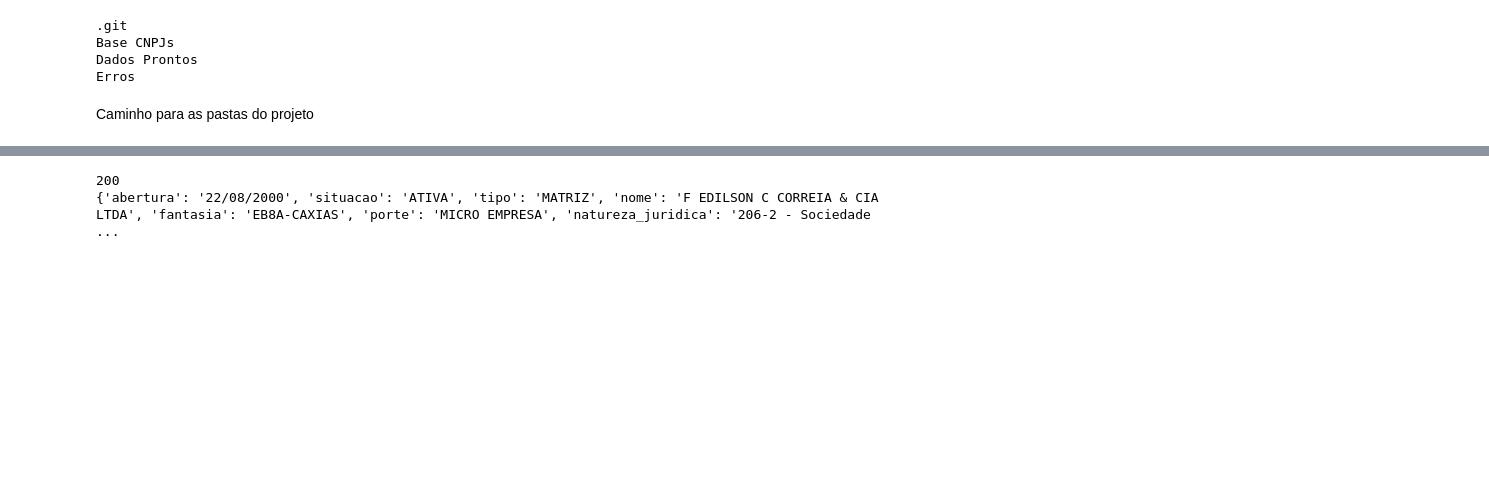
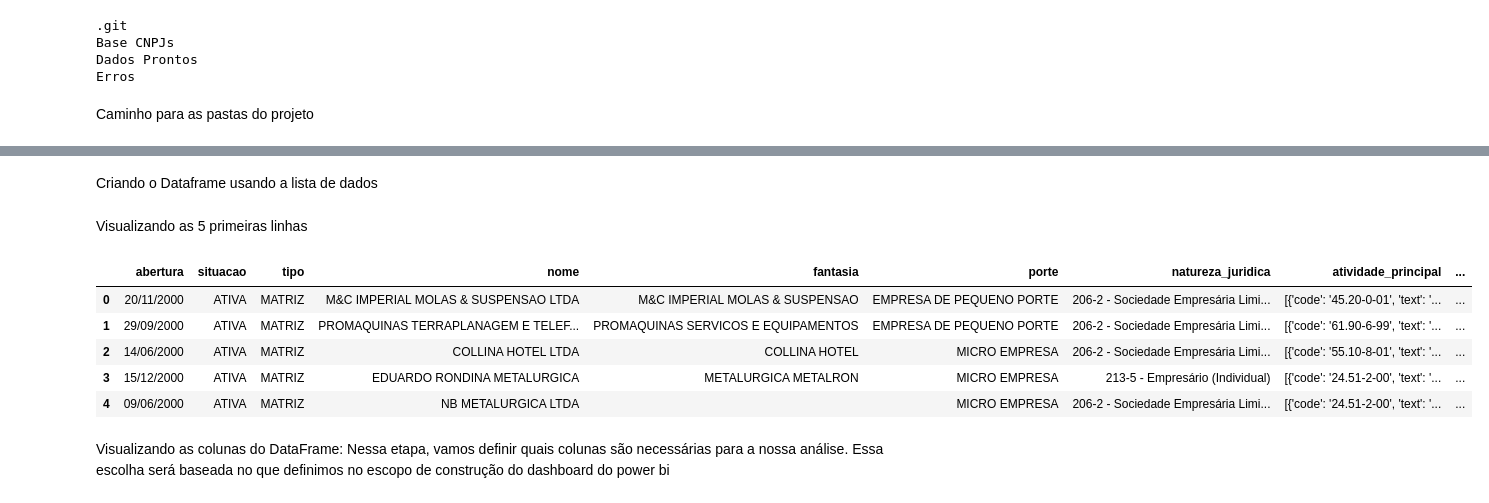
Before and after one commit to caikedomingues/prospec-o-de-clientes-com-python-e-powerbi, a Jupyter notebook: main.ipynb, the cells around one changed output, grey strips where cells are left out. Drawn from its saved outputs; the diff is of its cells as text; code cells hidden in the pictures; blank space fills up the shorter version.

Commit message:
fiz a criação da lista de dados e iniciei a analise do dataframe

```diff
--- a/main.ipynb
+++ b/main.ipynb
@@ -94,11 +163,19 @@ lista_dados
+# %% [markdown]
+Criando o Dataframe usando a lista de dados
 # %%
-cnpj = pd.read_excel(f"Base CNPJs/lista1.xlsx", header=None, names=["CNPJ"])
-
-requisicao = requests.get("https://receitaws.com.br/v1/cnpj/04012485000194")
-
-print(requisicao.status_code)
-
-print(requisicao.json())
+base_de_dados_empresas = pd.DataFrame(lista_dados)
-# %% [output]
-200
-{'abertura': '22/08/2000', 'situacao': 'ATIVA', 'tipo': 'MATRIZ', 'nome': 'F EDILSON C CORREIA & CIA LTDA', 'fantasia': 'EB8A-CAXIAS', 'porte': 'MICRO EMPRESA', 'natureza_juridica': '206-2 - Sociedade ...
+# %% [markdown]
+Visualizando as 5 primeiras linhas
+# %%
+pd.set_option('display.max_columns', None)
+
+base_de_dados_empresas.head()
+# %% [output]
+|  | abertura | situacao | tipo | nome | fantasia | porte | natureza_juridica | atividade_principal | ... |
+| 0 | 20/11/2000 | ATIVA | MATRIZ | M&C IMPERIAL MOLAS & SUSPENSAO LTDA | M&C IMPERIAL MOLAS & SUSPENSAO | EMPRESA DE PEQUENO PORTE | 206-2 - Sociedade Empresária Limi... | [{'code': '45.20-0-01', 'text': '... | ... |
+| 1 | 29/09/2000 | ATIVA | MATRIZ | PROMAQUINAS TERRAPLANAGEM E TELEF... | PROMAQUINAS SERVICOS E EQUIPAMENTOS | EMPRESA DE PEQUENO PORTE | 206-2 - Sociedade Empresária Limi... | [{'code': '61.90-6-99', 'text': '... | ... |
+| 2 | 14/06/2000 | ATIVA | MATRIZ | COLLINA HOTEL LTDA | COLLINA HOTEL | MICRO EMPRESA | 206-2 - Sociedade Empresária Limi... | [{'code': '55.10-8-01', 'text': '... | ... |
+| 3 | 15/12/2000 | ATIVA | MATRIZ | EDUARDO RONDINA METALURGICA | METALURGICA METALRON | MICRO EMPRESA | 213-5 - Empresário (Individual) | [{'code': '24.51-2-00', 'text': '... | ... |
+| 4 | 09/06/2000 | ATIVA | MATRIZ | NB METALURGICA LTDA |  | MICRO EMPRESA | 206-2 - Sociedade Empresária Limi... | [{'code': '24.51-2-00', 'text': '... | ... |
+# %% [markdown]
+Visualizando as colunas do DataFrame: Nessa etapa, vamos definir quais colunas são necessárias para a nossa análise. Essa escolha será baseada no que definimos no escopo de construção do dashboard do power bi
```
Also changed, not shown: parts of 13 cells of this notebook, 3 other files.
